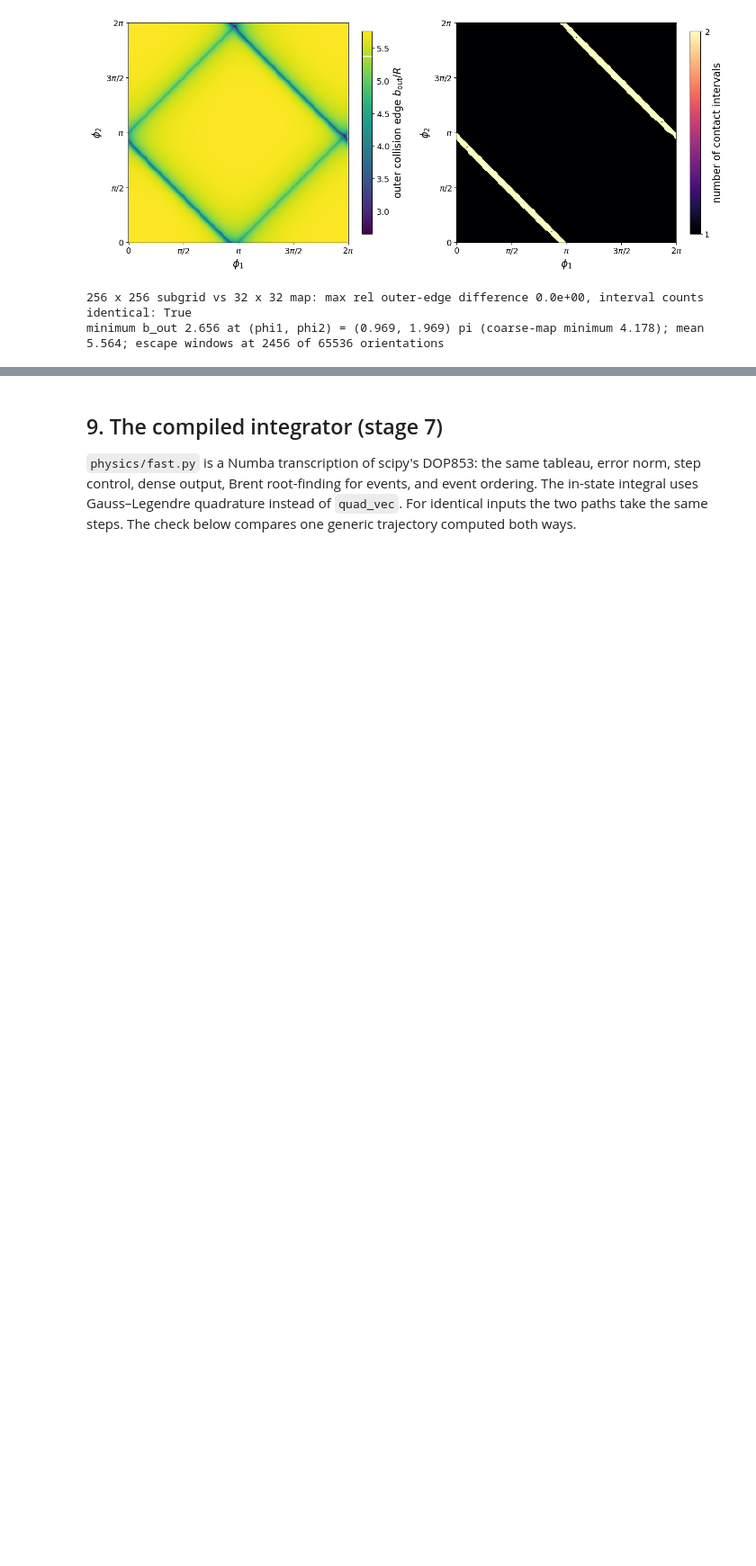
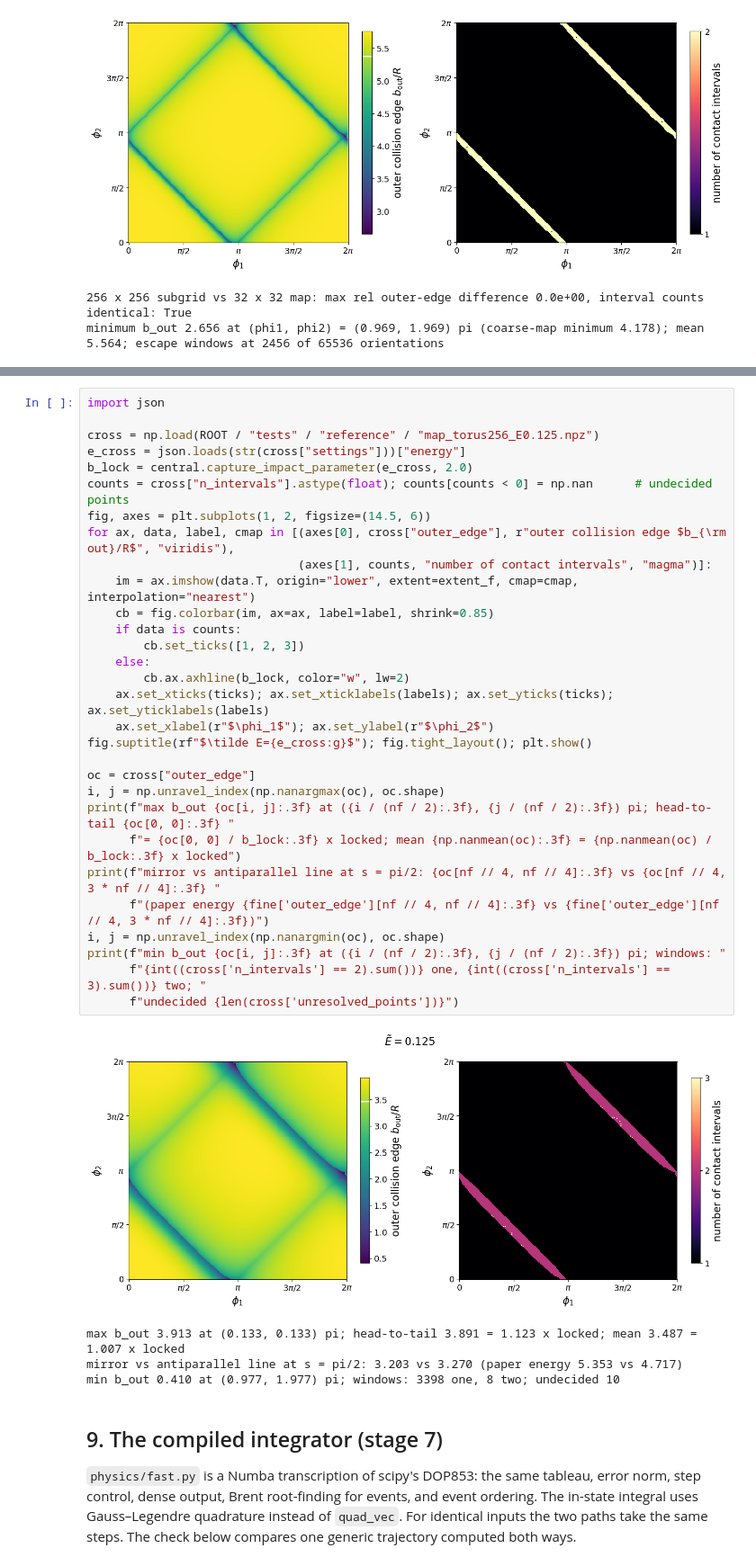
Before and after one commit to seanbartz/magnetOrbits, a Jupyter notebook: notebooks/progress_summary.ipynb, the cells around one changed output, grey strips where cells are left out. Shown at 90% size. Drawn from its saved outputs; the diff is of its cells as text; blank space fills up the shorter version.

```diff
--- a/notebooks/progress_summary.ipynb
+++ b/notebooks/progress_summary.ipynb
@@ -819,3 +838,38 @@ minimum b_out 2.656 at (phi1, phi2) = (0.969, 1.969) pi (coarse-map minimum 4.17
+# %%
+import json
+
+cross = np.load(ROOT / "tests" / "reference" / "map_torus256_E0.125.npz")
+e_cross = json.loads(str(cross["settings"]))["energy"]
+b_lock = central.capture_impact_parameter(e_cross, 2.0)
+counts = cross["n_intervals"].astype(float); counts[counts < 0] = np.nan      # undecided points
+fig, axes = plt.subplots(1, 2, figsize=(14.5, 6))
+for ax, data, label, cmap in [(axes[0], cross["outer_edge"], r"outer collision edge $b_{\rm out}/R$", "viridis"),
+                              (axes[1], counts, "number of contact intervals", "magma")]:
+    im = ax.imshow(data.T, origin="lower", extent=extent_f, cmap=cmap, interpolation="nearest")
+    cb = fig.colorbar(im, ax=ax, label=label, shrink=0.85)
+    if data is counts:
+        cb.set_ticks([1, 2, 3])
+    else:
+        cb.ax.axhline(b_lock, color="w", lw=2)
+    ax.set_xticks(ticks); ax.set_xticklabels(labels); ax.set_yticks(ticks); ax.set_yticklabels(labels)
+    ax.set_xlabel(r"$\phi_1$"); ax.set_ylabel(r"$\phi_2$")
+fig.suptitle(rf"$\tilde E={e_cross:g}$"); fig.tight_layout(); plt.show()
+
+oc = cross["outer_edge"]
+i, j = np.unravel_index(np.nanargmax(oc), oc.shape)
+print(f"max b_out {oc[i, j]:.3f} at ({i / (nf / 2):.3f}, {j / (nf / 2):.3f}) pi; head-to-tail {oc[0, 0]:.3f} "
+      f"= {oc[0, 0] / b_lock:.3f} x locked; mean {np.nanmean(oc):.3f} = {np.nanmean(oc) / b_lock:.3f} x locked")
+print(f"mirror vs antiparallel line at s = pi/2: {oc[nf // 4, nf // 4]:.3f} vs {oc[nf // 4, 3 * nf // 4]:.3f} "
+      f"(paper energy {fine['outer_edge'][nf // 4, nf // 4]:.3f} vs {fine['outer_edge'][nf // 4, 3 * nf // 4]:.3f})")
+i, j = np.unravel_index(np.nanargmin(oc), oc.shape)
+print(f"min b_out {oc[i, j]:.3f} at ({i / (nf / 2):.3f}, {j / (nf / 2):.3f}) pi; windows: "
+      f"{int((cross['n_intervals'] == 2).sum())} one, {int((cross['n_intervals'] == 3).sum())} two; "
+      f"undecided {len(cross['unresolved_points'])}")
+# %% [output]
+[figure, added]
+max b_out 3.913 at (0.133, 0.133) pi; head-to-tail 3.891 = 1.123 x locked; mean 3.487 = 1.007 x locked
+mirror vs antiparallel line at s = pi/2: 3.203 vs 3.270 (paper energy 5.353 vs 4.717)
+min b_out 0.410 at (0.977, 1.977) pi; windows: 3398 one, 8 two; undecided 10
 # %% [markdown]
 ## 9. The compiled integrator (stage 7)
 
```
Also changed, not shown: parts of 2 cells of this notebook, 6 other files.
